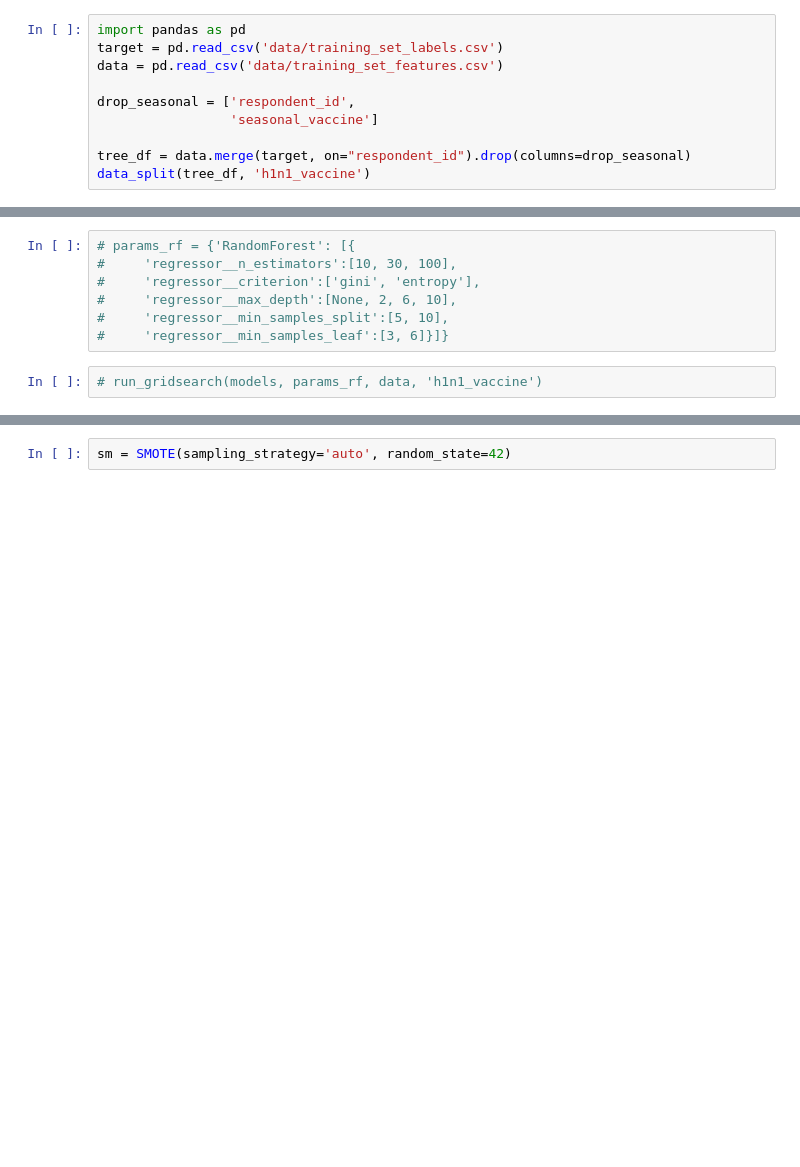
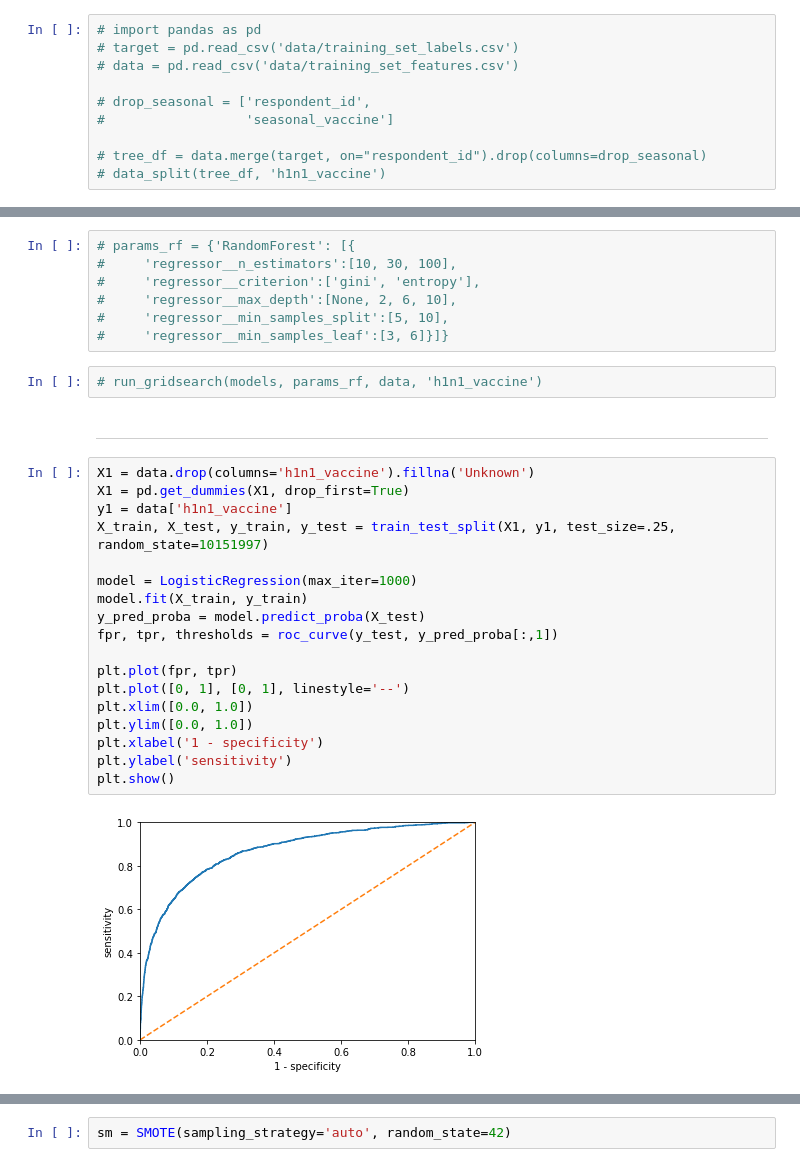
Before and after one commit to westonshuken/h1n1-and-flu-vaccine-predictor, a Jupyter notebook: Czarina-Modeling.ipynb, the cells around one changed output, grey strips where cells are left out. Cells and saved outputs as stored; diff of their text form; blank space fills up the shorter version.

```diff
--- a/Czarina-Modeling.ipynb
+++ b/Czarina-Modeling.ipynb
@@ -149,13 +145,13 @@ def run_gridsearch(models, params, data, target):
 # %% [markdown]
 ***
 # %%
-import pandas as pd
-target = pd.read_csv('data/training_set_labels.csv')
-data = pd.read_csv('data/training_set_features.csv')
+# import pandas as pd
+# target = pd.read_csv('data/training_set_labels.csv')
+# data = pd.read_csv('data/training_set_features.csv')
 
-drop_seasonal = ['respondent_id',
-                 'seasonal_vaccine']
+# drop_seasonal = ['respondent_id',
+#                  'seasonal_vaccine']
 
-tree_df = data.merge(target, on="respondent_id").drop(columns=drop_seasonal)
-data_split(tree_df, 'h1n1_vaccine')
+# tree_df = data.merge(target, on="respondent_id").drop(columns=drop_seasonal)
+# data_split(tree_df, 'h1n1_vaccine')
 # %%
@@ -191,3 +187,25 @@ params_dt = {'DecisionTree': [{'regressor__criterion': ['gini', 'entropy'],
 #     'regressor__min_samples_leaf':[3, 6]}]}
 # %%
 # run_gridsearch(models, params_rf, data, 'h1n1_vaccine')
+# %% [markdown]
+***
+# %%
+X1 = data.drop(columns='h1n1_vaccine').fillna('Unknown')
+X1 = pd.get_dummies(X1, drop_first=True)
+y1 = data['h1n1_vaccine']
+X_train, X_test, y_train, y_test = train_test_split(X1, y1, test_size=.25, random_state=10151997)
+
+model = LogisticRegression(max_iter=1000)
+model.fit(X_train, y_train)
+y_pred_proba = model.predict_proba(X_test)
+fpr, tpr, thresholds = roc_curve(y_test, y_pred_proba[:,1])
+
+plt.plot(fpr, tpr)
+plt.plot([0, 1], [0, 1], linestyle='--')
+plt.xlim([0.0, 1.0])
+plt.ylim([0.0, 1.0])
+plt.xlabel('1 - specificity')
+plt.ylabel('sensitivity')
+plt.show()
+# %% [output]
+[figure, added]
```
Also changed, not shown: parts of 6 cells of this notebook.
